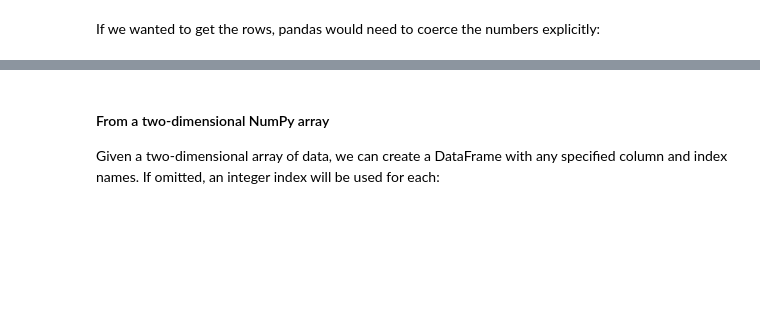
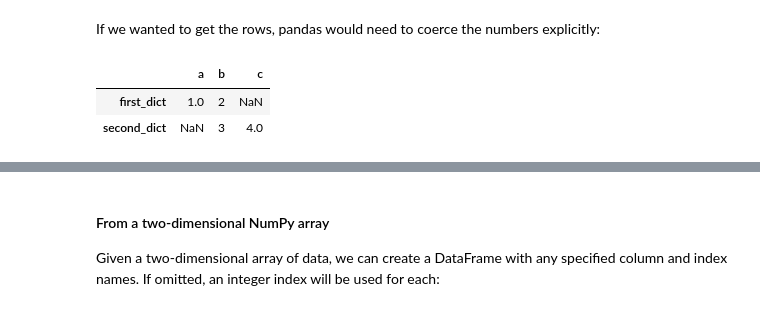
Before and after one commit to scientificprogrammingUOS/lectures, a Jupyter notebook: week06-Framing_Data_with_Pandas/lecture.ipynb, the cells around one changed output, grey strips where cells are left out. Cells and saved outputs as stored; diff of their text form; code cells hidden in the pictures; blank space fills up the shorter version.

```diff
--- a/week06-Framing_Data_with_Pandas/lecture.ipynb
+++ b/week06-Framing_Data_with_Pandas/lecture.ipynb
@@ -183,4 +376,10 @@ df.dtypes
 # %% [markdown]
 If we wanted to get the rows, pandas would need to coerce the numbers explicitly:
+# %%
+df
+# %% [output]
+|  | a | b | c |
+| first_dict | 1.0 | 2 | NaN |
+| second_dict | NaN | 3 | 4.0 |
 # %%
 df.loc['first_dict']
```
Also changed, not shown: parts of 154 cells of this notebook, 1 other file.
